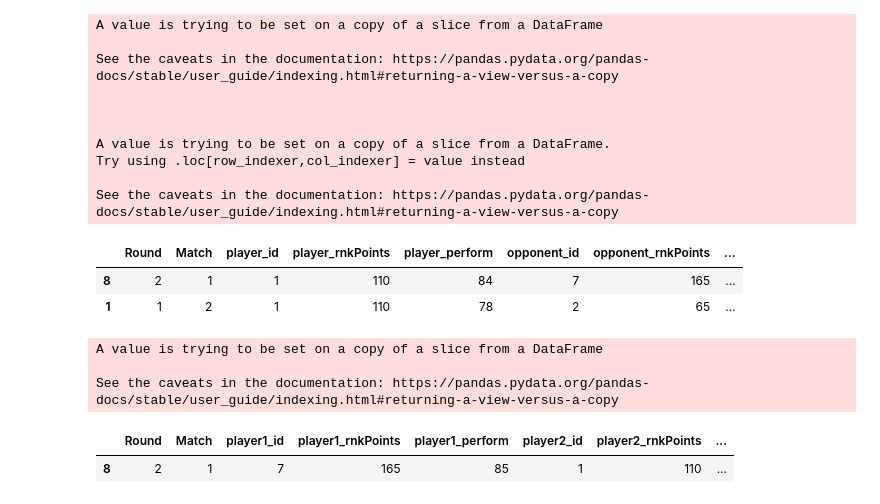
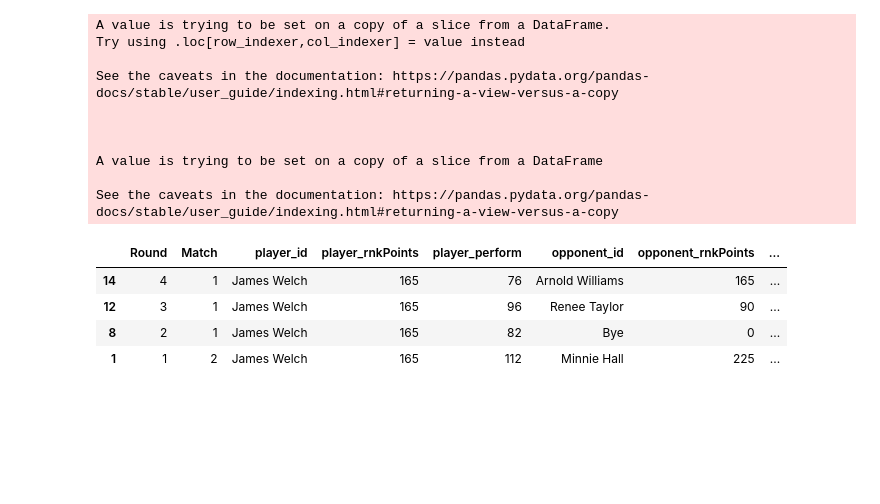
Before and after one commit to DrJStrudwick/Synthetic-Sport-Player, a Jupyter notebook: analysis.ipynb, the cells around one changed output. Drawn from its saved outputs; the diff is of its cells as text; code cells hidden in the pictures; blank space fills up the shorter version.

Commit message:
Name generator added

```diff
--- a/analysis.ipynb
+++ b/analysis.ipynb
@@ -67,26 +67,20 @@ firstSeason.tournRecs[-1]
 # df = firstSeason.tournRecs[-1]
 # df['Tourn']=1
 # %%
-getPlayerHist('1',firstSeason.tournRecs[-1])
+getPlayerHist(firstSeason.players[0].name ,firstSeason.tournRecs[-1])
 # %% [output]
-A value is trying to be set on a copy of a slice from a DataFrame
+A value is trying to be set on a copy of a slice from a DataFrame.
+Try using .loc[row_indexer,col_indexer] = value instead
 
 See the caveats in the documentation: https://pandas.pydata.org/pandas-docs/stable/user_guide/indexing.html#returning-a-view-versus-a-copy
 
 
 
-A value is trying to be set on a copy of a slice from a DataFrame.
-Try using .loc[row_indexer,col_indexer] = value instead
+A value is trying to be set on a copy of a slice from a DataFrame
 
 See the caveats in the documentation: https://pandas.pydata.org/pandas-docs/stable/user_guide/indexing.html#returning-a-view-versus-a-copy
 |  | Round | Match | player_id | player_rnkPoints | player_perform | opponent_id | opponent_rnkPoints | ... |
-| 8 | 2 | 1 | 1 | 110 | 84 | 7 | 165 | ... |
-| 1 | 1 | 2 | 1 | 110 | 78 | 2 | 65 | ... |
+| 14 | 4 | 1 | James Welch | 165 | 76 | Arnold Williams | 165 | ... |
+| 12 | 3 | 1 | James Welch | 165 | 96 | Renee Taylor | 90 | ... |
+| 8 | 2 | 1 | James Welch | 165 | 82 | Bye | 0 | ... |
+| 1 | 1 | 2 | James Welch | 165 | 112 | Minnie Hall | 225 | ... |
-# %%
-getMatchUpData('1','7',firstSeason.tournRecs[-1])
-# %% [output]
-A value is trying to be set on a copy of a slice from a DataFrame
-
-See the caveats in the documentation: https://pandas.pydata.org/pandas-docs/stable/user_guide/indexing.html#returning-a-view-versus-a-copy
-|  | Round | Match | player1_id | player1_rnkPoints | player1_perform | player2_id | player2_rnkPoints | ... |
-| 8 | 2 | 1 | 7 | 165 | 85 | 1 | 110 | ... |
```
Also changed, not shown: parts of 7 cells of this notebook, 2 other files.
